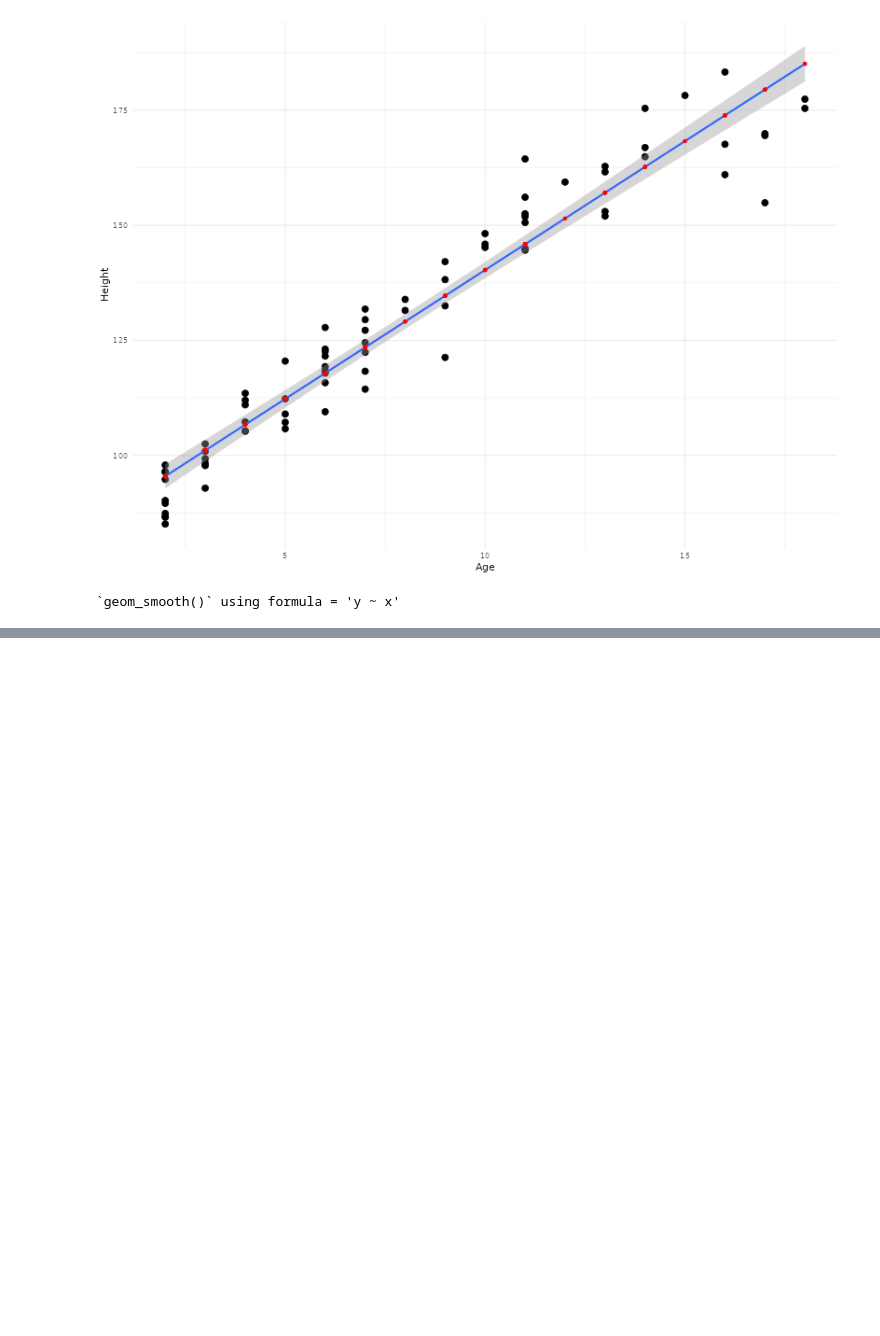
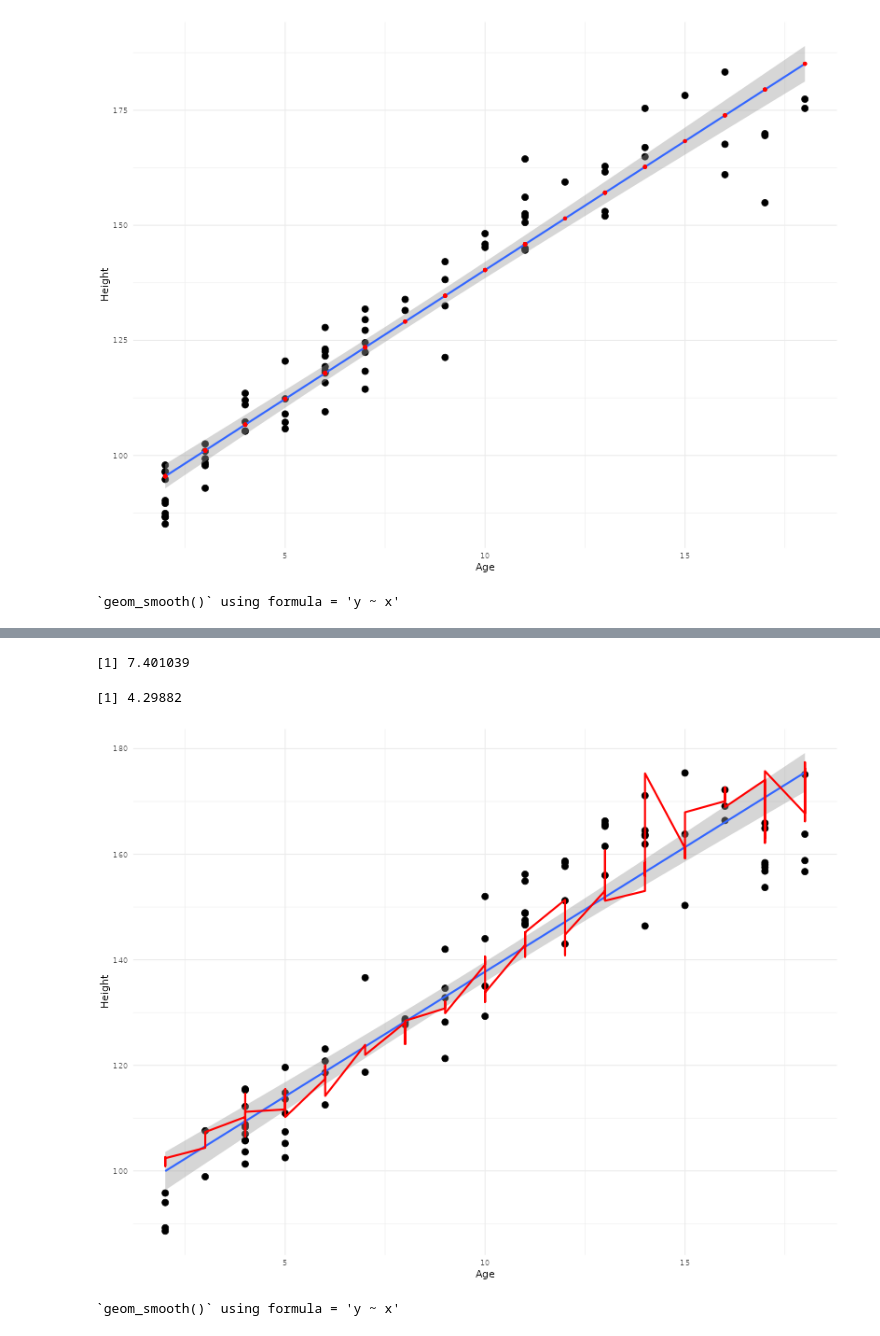
Before and after one commit to djynnius/learning-data-with-lara, a Jupyter notebook: Learniing R/Machine Learning/20.Intro.ipynb, the cells around one changed output, grey strips where cells are left out. Cells and saved outputs as stored; diff of their text form; code cells hidden in the pictures; blank space fills up the shorter version.

```diff
--- a/Learniing R/Machine Learning/20.Intro.ipynb
+++ b/Learniing R/Machine Learning/20.Intro.ipynb
@@ -302,2 +269,2 @@ model1 = lm(Height ~ Age, data=random.kids)
 # %%
-predicted_height = predict(model1, newdata = random.kids)
+model1 |> predict(random.kids) -> predicted_height
@@ -334,0 +415,2 @@ random.kids |>
+# %%
+random.kids.detailed$predicted_height = pred_height
@@ -334,0 +440,21 @@ random.kids |>
+# %%
+#RMSE
+(random.kids.detailed.2 |> with(sq_error) |> mean()) ^ 0.5
+# %% [output]
+[1] 7.401039
+# %%
+#MAPE
+random.kids.detailed.2 |> with(abs_percent_err) |> mean()
+# %% [output]
+[1] 4.29882
+# %%
+random.kids.detailed.2 |>
+  ggplot() +
+  aes(x=Age, y=Height) +
+  geom_point(size=3) +
+  theme_minimal() +
+  geom_smooth(method=lm) +
+  geom_line(aes(y=predicted_height), lwd=1, color='red')
+# %% [output]
+[figure, added]
+`geom_smooth()` using formula = 'y ~ x'
```
Also changed, not shown: parts of 22 cells of this notebook, 2 other files.
